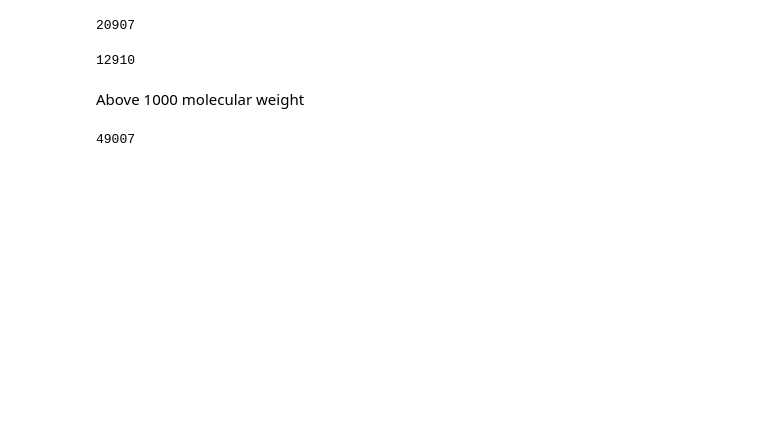
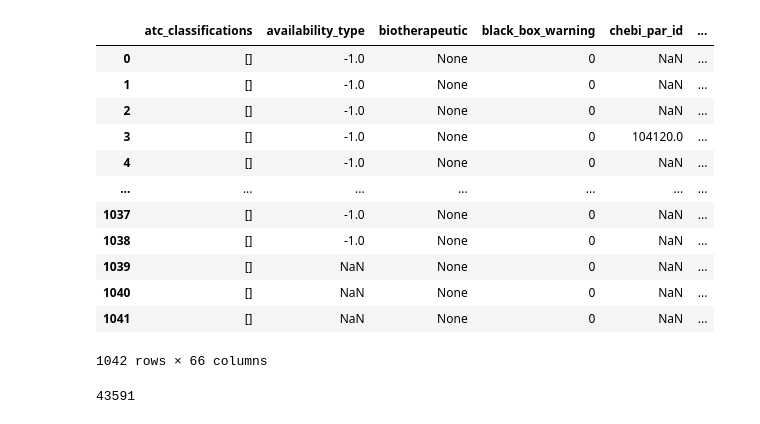
Before and after one commit to UmbrellaLeaf5/DrugDesign_ChEMBL_notebooks, a Jupyter notebook: download_trying.ipynb, the cells around one changed output. Saved outputs shown, nothing was run; the diff lists cells and outputs as text; code cells hidden in the pictures; blank space fills up the shorter version.

Commit message:
finish primary downloading for under 100 hw

```diff
--- a/download_trying.ipynb
+++ b/download_trying.ipynb
@@ -3,17 +4,26 @@ from chembl_webresource_client.new_client import new_client
 import pandas as pd
 # %%
-molecules = new_client.molecule # type: ignore
-
-def QuerySet_mw_filter_range(less_limit: int, greater_limit: int):
+def QuerySetMWRangeFilter(less_limit: int = 0, greater_limit: int = 12_546_42) -> QuerySet:
   """
-  QuerySet_molecular_weight_filter_range - функция, которая выполняет фильтрацию по базе ChEMBL
+  QuerySet Molecular Weight Range Filter - функция, которая выполняет фильтрацию по базе ChEMBL
   по диапазону молекулярного веса (обе границы включительно)
 
   Args:
       less_limit (int): нижняя граница
       greater_limit (int): верхняя граница
 
+  Raises:
+      ValueError: если границы меньше являются отриц. числами
+      ValueError: если, верхняя граница больше нижней
+
   Returns:
-      chembl_webresource_client.query_set.QuerySet: список объектов заданной модели
+      QuerySet: список объектов заданной модели
   """
+
+  if greater_limit < 0 or less_limit < 0:
+    raise ValueError("QuerySetMWRangeFilter: limits should be greater zero")
+
+  if greater_limit < less_limit:
+    raise ValueError("QuerySetMWRangeFilter: greater_limit should be greater than less_limit")
+
   return new_client.molecule.filter(molecule_properties__mw_freebase__lte=greater_limit, molecule_properties__mw_freebase__gte=less_limit) # type: ignore
@@ -73,20 +29,0 @@ len(under_800_mw_mols)
-# %%
-under_900_mw_mols = molecules.filter(molecule_properties__mw_freebase__lte=900, molecule_properties__mw_freebase__gte=800)
-
-len(under_900_mw_mols)
-# %% [output]
-20907
-# %%
-under_1000_mw_mols = molecules.filter(molecule_properties__mw_freebase__lte=1000, molecule_properties__mw_freebase__gte=900)
-
-len(under_1000_mw_mols)
-# %% [output]
-12910
-# %% [markdown]
-Above 1000 molecular weight
-# %%
-above_1000_mw_mols = molecules.filter(molecule_properties__mw_freebase__gte=1000)
-
-len(above_1000_mw_mols)
-# %% [output]
-49007
@@ -92,0 +90,40 @@ len(above_1000_mw_mols)
+# %%
+under_100_mw_mols: QuerySet = QuerySetMWRangeFilter(0, 100)
+
+len(under_100_mw_mols) # type: ignore
+# print(under_100_mw_mols)
+
+# Pandas
+data = pd.DataFrame(under_100_mw_mols) # type: ignore
+data = ExpandedFLDF(data)
+data.to_csv("results/under_100_mw_mols_output.csv", index=False)
+data
+
+
+# Tabulate
+# print(tabulate(under_100_mw_mols, headers="keys"))
+# print(type(tabulate(under_100_mw_mols, headers="keys")))
+# %% [output]
+|  | atc_classifications | availability_type | biotherapeutic | black_box_warning | chebi_par_id | ... |
+| 0 | [] | -1.0 | None | 0 | NaN | ... |
+| 1 | [] | -1.0 | None | 0 | NaN | ... |
+| 2 | [] | -1.0 | None | 0 | NaN | ... |
+| 3 | [] | -1.0 | None | 0 | 104120.0 | ... |
+| 4 | [] | -1.0 | None | 0 | NaN | ... |
+| ... | ... | ... | ... | ... | ... | ... |
+| 1037 | [] | -1.0 | None | 0 | NaN | ... |
+| 1038 | [] | -1.0 | None | 0 | NaN | ... |
+| 1039 | [] | NaN | None | 0 | NaN | ... |
+| 1040 | [] | NaN | None | 0 | NaN | ... |
+| 1041 | [] | NaN | None | 0 | NaN | ... |
+1042 rows × 66 columns
+# %%
+under_200_mw_mols: QuerySet = QuerySetMWRangeFilter(100, 200)
+
+print(len(under_200_mw_mols)) # type: ignore
+
+# Pandas
+# data = pd.DataFrame(under_1000_mw_mols) # type: ignore
+# data
+# %% [output]
+43591
```
Also changed, not shown: parts of 20 cells of this notebook.
